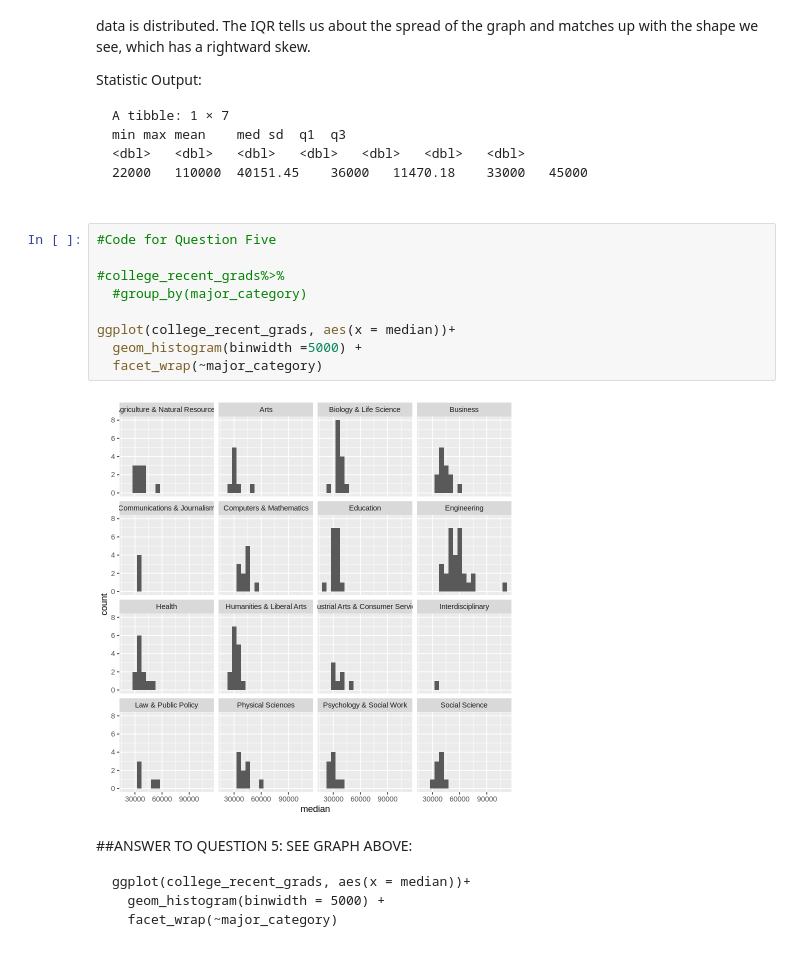
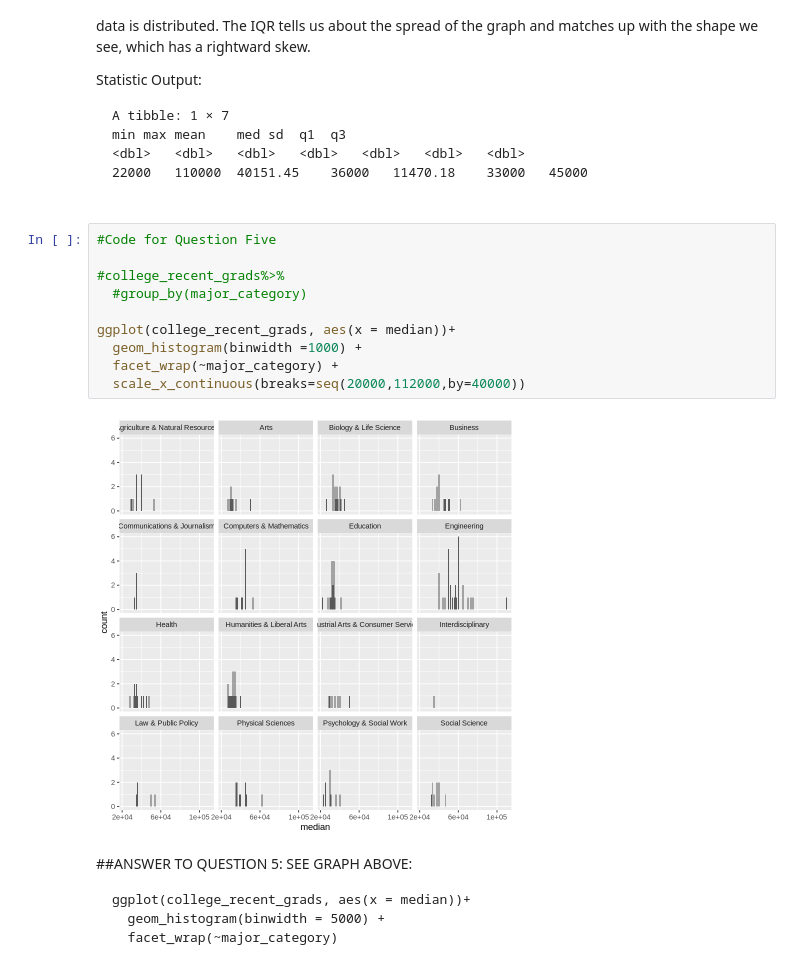
Before and after one commit to KyleSprague/DCS_210, a Jupyter notebook: Project_3.ipynb, the cells around one changed output. Saved outputs shown, nothing was run; the diff lists cells and outputs as text.

````diff
--- a/Project_3.ipynb
+++ b/Project_3.ipynb
@@ -195,14 +214,15 @@ min	max	mean	med	sd	q1	q3
 # %%
 #Code for Question Five
 
 #college_recent_grads%>%
   #group_by(major_category)
 
 ggplot(college_recent_grads, aes(x = median))+
-  geom_histogram(binwidth =5000) +
-  facet_wrap(~major_category)
+  geom_histogram(binwidth =1000) +
+  facet_wrap(~major_category) +
+  scale_x_continuous(breaks=seq(20000,112000,by=40000))
 # %% [output]
-[figure, old version]
+[figure, new version]
 # %% [markdown]
 ##ANSWER TO QUESTION 5: SEE GRAPH ABOVE:
 ```
````
Also changed, not shown: parts of 7 cells of this notebook.
